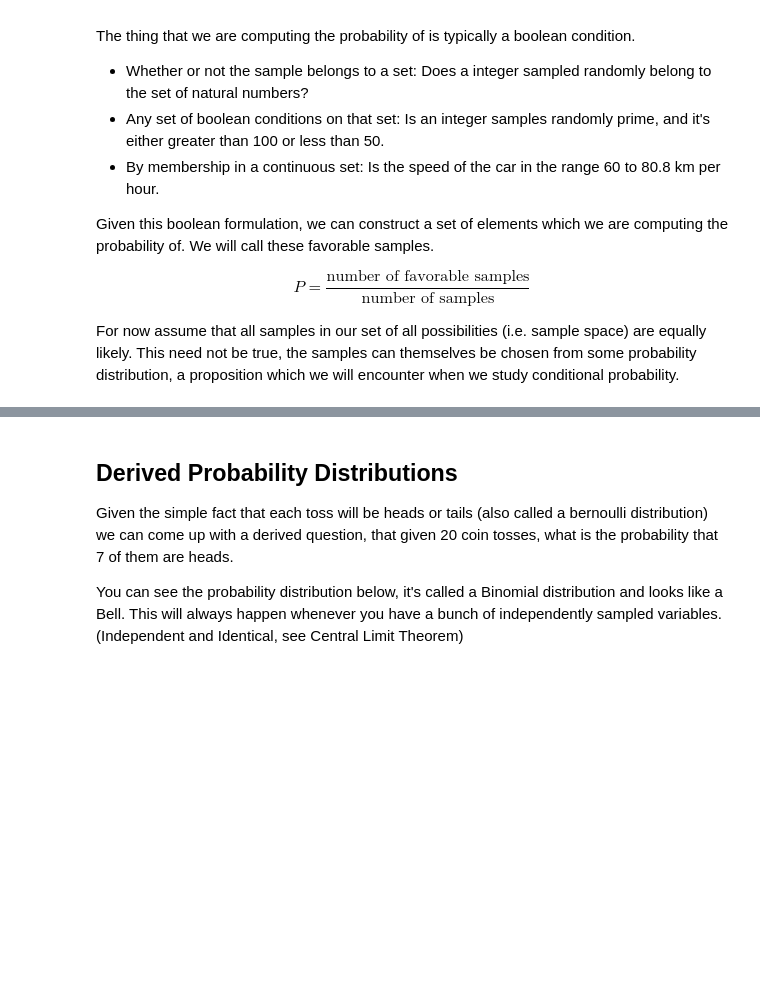
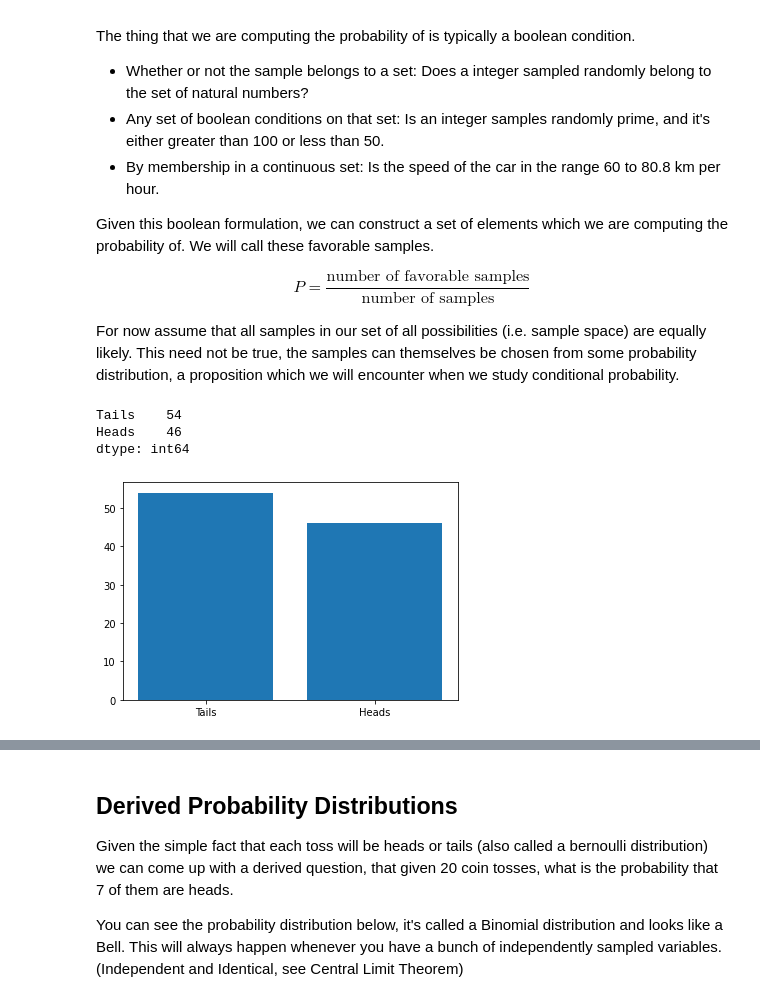
Before and after one commit to MAHANTH-wq/fmml-jan-, a Jupyter notebook: Day_10_Fundamentals_of_Statistics_and_Probability.ipynb, the cells around one changed output, grey strips where cells are left out. Saved outputs shown, nothing was run; the diff lists cells and outputs as text; code cells hidden in the pictures; blank space fills up the shorter version.

```diff
--- a/Day_10_Fundamentals_of_Statistics_and_Probability.ipynb
+++ b/Day_10_Fundamentals_of_Statistics_and_Probability.ipynb
@@ -33,6 +33,15 @@ def toss_coin(number_of_tosses=100):
 
 def throw_dice(number_of_tosses=100):
     return pd.Series(np.random.randint(1, 6+1, number_of_tosses))
+# %%
+results=toss_coin()
+print(results.value_counts())
+t=plt.bar(x=results.value_counts().keys(),height=results.value_counts().values)
+# %% [output]
+Tails    54
+Heads    46
+dtype: int64
+[figure, added]
 # %%
 results = toss_coin()
 print(results.value_counts())
```
Also changed, not shown: parts of 1 cell of this notebook.
